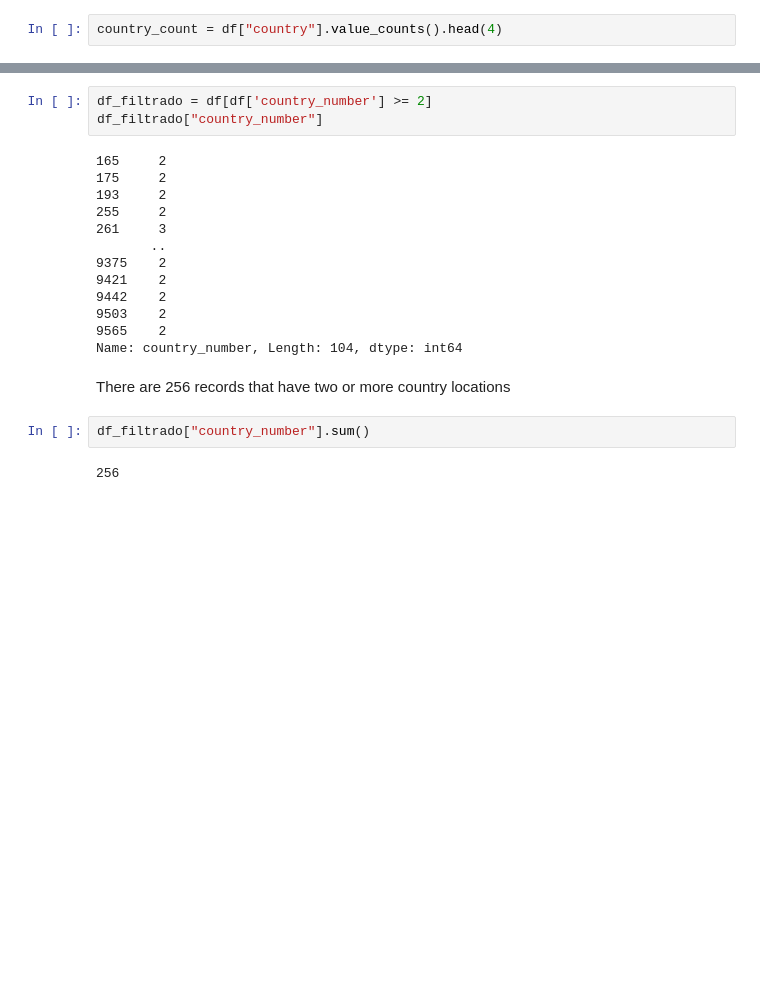
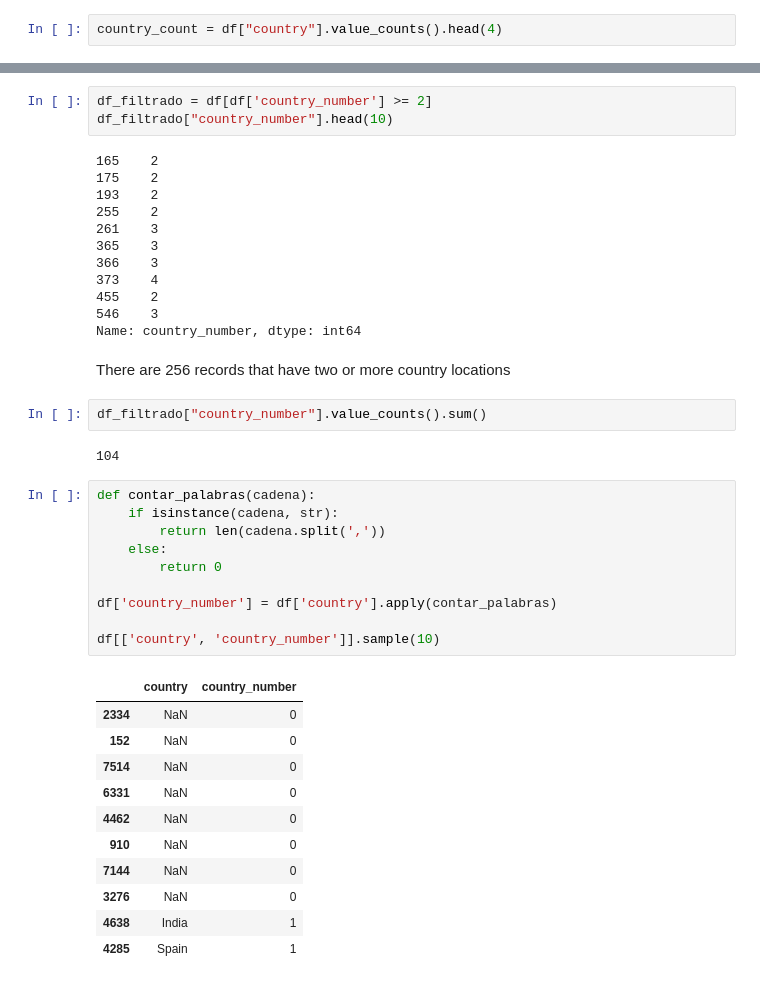
Before and after one commit to Andersongarces/Amazon_Prime, a Jupyter notebook: Amazon_Data/amazon_prime.ipynb, the cells around one changed output, grey strips where cells are left out. Saved outputs shown, nothing was run; the diff lists cells and outputs as text; blank space fills up the shorter version.

```diff
--- a/Amazon_Data/amazon_prime.ipynb
+++ b/Amazon_Data/amazon_prime.ipynb
@@ -155,22 +161,43 @@ df[['country', 'country_number']].sample(10)
 # %%
 df_filtrado = df[df['country_number'] >= 2]
-df_filtrado["country_number"]
+df_filtrado["country_number"].head(10)
 # %% [output]
-165     2
-175     2
-193     2
-255     2
-261     3
-       ..
-9375    2
-9421    2
-9442    2
-9503    2
-9565    2
-Name: country_number, Length: 104, dtype: int64
+165    2
+175    2
+193    2
+255    2
+261    3
+365    3
+366    3
+373    4
+455    2
+546    3
+Name: country_number, dtype: int64
 # %% [markdown]
 There are 256 records that have two or more country locations
 # %%
-df_filtrado["country_number"].sum()
+df_filtrado["country_number"].value_counts().sum()
 # %% [output]
-256
+104
+# %%
+def contar_palabras(cadena):
+    if isinstance(cadena, str):
+        return len(cadena.split(','))
+    else:
+        return 0
+
+df['country_number'] = df['country'].apply(contar_palabras)
+
+df[['country', 'country_number']].sample(10)
+# %% [output]
+|  | country | country_number |
+| 2334 | NaN | 0 |
+| 152 | NaN | 0 |
+| 7514 | NaN | 0 |
+| 6331 | NaN | 0 |
+| 4462 | NaN | 0 |
+| 910 | NaN | 0 |
+| 7144 | NaN | 0 |
+| 3276 | NaN | 0 |
+| 4638 | India | 1 |
+| 4285 | Spain | 1 |
```
Also changed, not shown: parts of 9 cells of this notebook.
